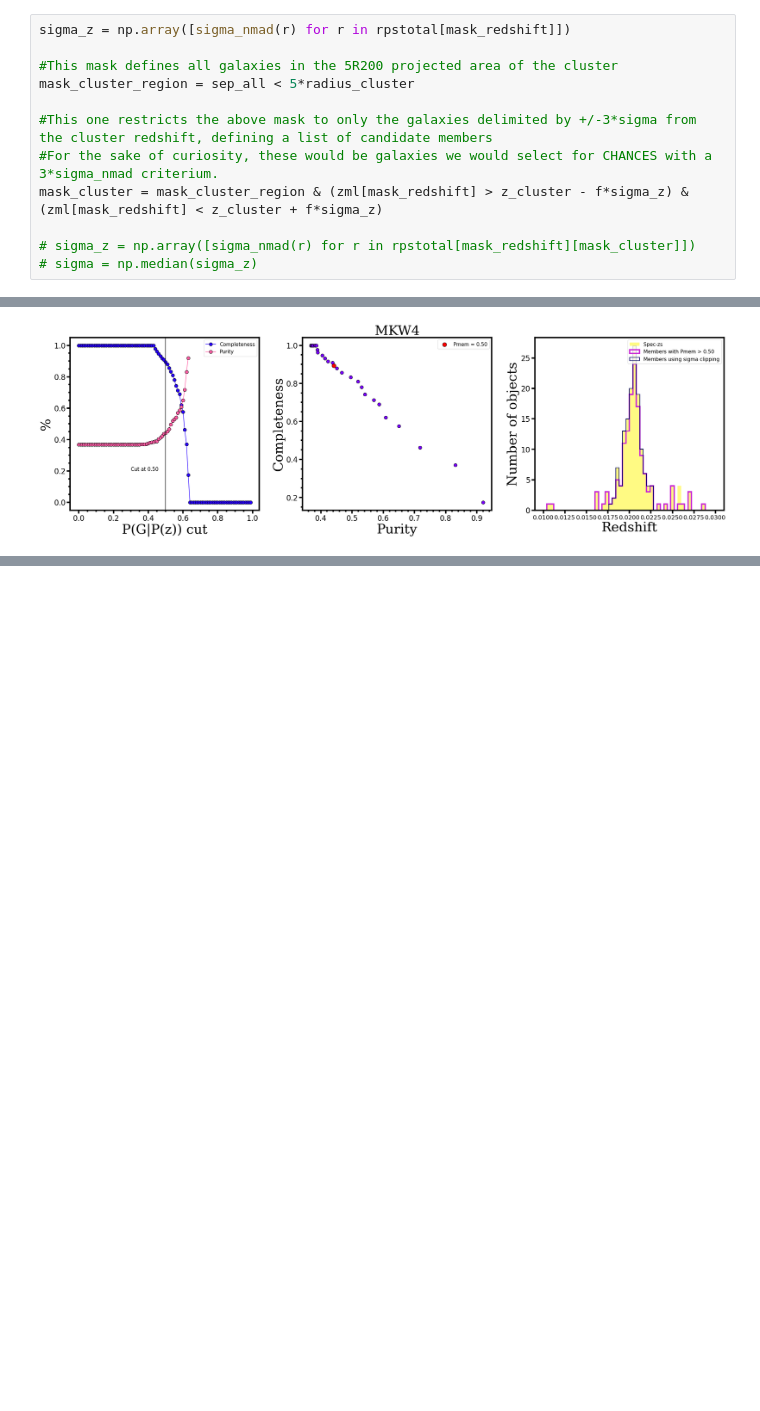
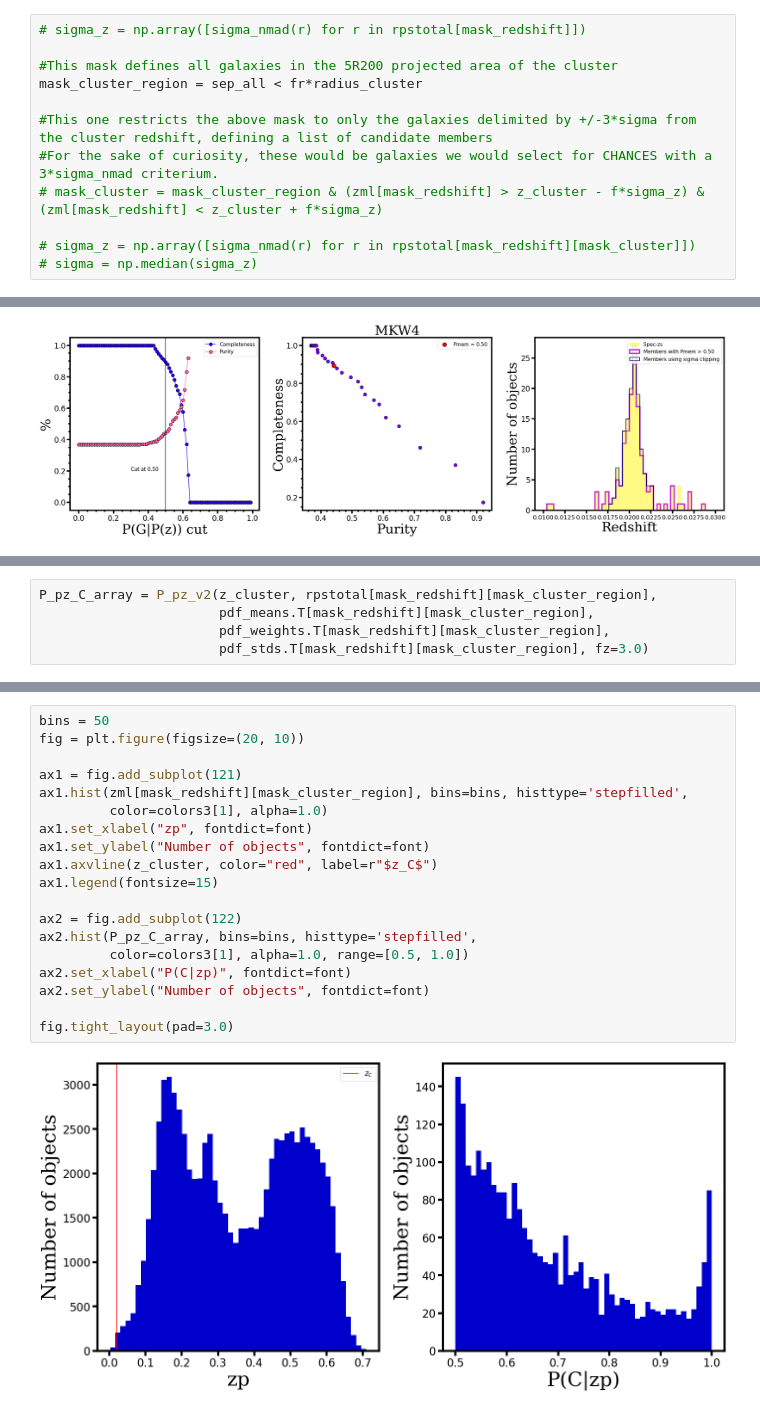
Before and after one commit to elismar2000/galaxy-cluster-membership, a Jupyter notebook: galaxy-cluster-membership.ipynb, the cells around one changed output, grey strips where cells are left out. Drawn from its saved outputs; the diff is of its cells as text; blank space fills up the shorter version.

```diff
--- a/galaxy-cluster-membership.ipynb
+++ b/galaxy-cluster-membership.ipynb
@@ -437,14 +442,14 @@ fig.tight_layout(pad=3.0)
 # %%
 sep_all = clustercentric_distance(ra[mask_redshift], dec[mask_redshift], ra0, dec0)
 # %%
-sigma_z = np.array([sigma_nmad(r) for r in rpstotal[mask_redshift]])
+# sigma_z = np.array([sigma_nmad(r) for r in rpstotal[mask_redshift]])
 
 #This mask defines all galaxies in the 5R200 projected area of the cluster
-mask_cluster_region = sep_all < 5*radius_cluster
+mask_cluster_region = sep_all < fr*radius_cluster
 
 #This one restricts the above mask to only the galaxies delimited by +/-3*sigma from the cluster redshift, defining a list of candidate members
 #For the sake of curiosity, these would be galaxies we would select for CHANCES with a 3*sigma_nmad criterium.
-mask_cluster = mask_cluster_region & (zml[mask_redshift] > z_cluster - f*sigma_z) & (zml[mask_redshift] < z_cluster + f*sigma_z)
+# mask_cluster = mask_cluster_region & (zml[mask_redshift] > z_cluster - f*sigma_z) & (zml[mask_redshift] < z_cluster + f*sigma_z)
 
 # sigma_z = np.array([sigma_nmad(r) for r in rpstotal[mask_redshift][mask_cluster]])
 # sigma = np.median(sigma_z)
@@ -851,0 +666,5 @@ final_cluster_table.to_csv("clusters-membership/table_membership_{}.csv".format(
+# %%
+P_pz_C_array = P_pz_v2(z_cluster, rpstotal[mask_redshift][mask_cluster_region],
+                       pdf_means.T[mask_redshift][mask_cluster_region],
+                       pdf_weights.T[mask_redshift][mask_cluster_region],
+                       pdf_stds.T[mask_redshift][mask_cluster_region], fz=3.0)
@@ -851,0 +785,21 @@ final_cluster_table.to_csv("clusters-membership/table_membership_{}.csv".format(
+# %%
+bins = 50
+fig = plt.figure(figsize=(20, 10))
+
+ax1 = fig.add_subplot(121)
+ax1.hist(zml[mask_redshift][mask_cluster_region], bins=bins, histtype='stepfilled',
+         color=colors3[1], alpha=1.0)
+ax1.set_xlabel("zp", fontdict=font)
+ax1.set_ylabel("Number of objects", fontdict=font)
+ax1.axvline(z_cluster, color="red", label=r"$z_C$")
+ax1.legend(fontsize=15)
+
+ax2 = fig.add_subplot(122)
+ax2.hist(P_pz_C_array, bins=bins, histtype='stepfilled',
+         color=colors3[1], alpha=1.0, range=[0.5, 1.0])
+ax2.set_xlabel("P(C|zp)", fontdict=font)
+ax2.set_ylabel("Number of objects", fontdict=font)
+
+fig.tight_layout(pad=3.0)
+# %% [output]
+[figure, added]
```
Also changed, not shown: parts of 56 cells of this notebook, 4 other files.
